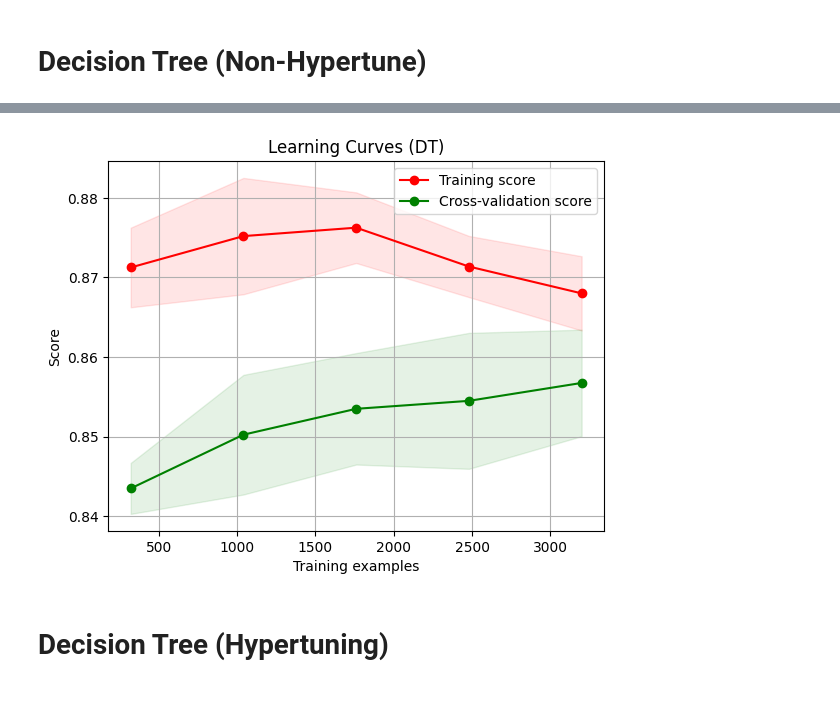
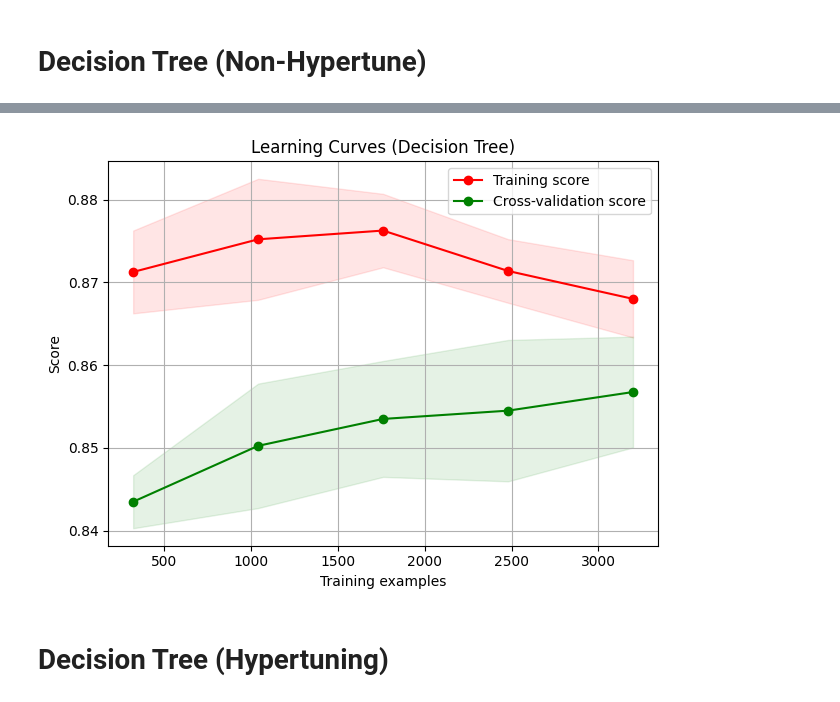
Before and after one commit to github-cweehy/Lung-Cancer-Detection-ML, a Jupyter notebook: DecisionTree.ipynb, the cells around one changed output, grey strips where cells are left out. Saved outputs shown, nothing was run; the diff lists cells and outputs as text; code cells hidden in the pictures.

```diff
--- a/DecisionTree.ipynb
+++ b/DecisionTree.ipynb
@@ -219,38 +233,41 @@ plt.show()
 # %%
 #learning plot curve
 def plot_learning_curve(estimator, title, X, y, ylim=None, cv=None, n_jobs=-1, train_sizes=np.linspace(.1, 1.0, 5)):
-    plt.figure()
+    plt.figure(figsize=(8,6))
     plt.title(title)
     if ylim is not None:
         plt.ylim(*ylim)
     plt.xlabel("Training examples")
     plt.ylabel("Score")
+
     train_sizes, train_scores, test_scores = learning_curve(
-        estimator, X, y, cv=cv, n_jobs=n_jobs, train_sizes=train_sizes, scoring='accuracy')
+        estimator, X, y, cv=cv, n_jobs=n_jobs, train_sizes=train_sizes, scoring='accuracy'
+    )
+
     train_scores_mean = np.mean(train_scores, axis=1)
     train_scores_std = np.std(train_scores, axis=1)
     test_scores_mean = np.mean(test_scores, axis=1)
     test_scores_std = np.std(test_scores, axis=1)
+
     plt.grid()
 
     plt.fill_between(train_sizes, train_scores_mean - train_scores_std,
-                     train_scores_mean + train_scores_std, alpha=0.1,
-                     color="r")
+                     train_scores_mean + train_scores_std, alpha=0.1, color="r")
     plt.fill_between(train_sizes, test_scores_mean - test_scores_std,
                      test_scores_mean + test_scores_std, alpha=0.1, color="g")
-    plt.plot(train_sizes, train_scores_mean, 'o-', color="r",
-             label="Training score")
-    plt.plot(train_sizes, test_scores_mean, 'o-', color="g",
-             label="Cross-validation score")
+
+    plt.plot(train_sizes, train_scores_mean, 'o-', color="r", label="Training score")
+    plt.plot(train_sizes, test_scores_mean, 'o-', color="g", label="Cross-validation score")
 
     plt.legend(loc="best")
-    return plt
-
-# Plot learning curves for DT
-plot_learning_curve(dt_model, "Learning Curves (DT)", X_train, y_train, cv=5, n_jobs=-1)
-plt.show()
+    plt.tight_layout()
+    plt.show()
-# %% [output]
-[figure, removed]
+# %%
+# Plot learning curves for Decision Tree
+plot_learning_curve(dt_model, "Learning Curves (Decision Tree)", X_train, y_train, cv=5, n_jobs=-1)
+plt.show()
+# %% [output]
+[figure, added]
 # %% [markdown]
 # Decision Tree (Hypertuning)
 # %%
```
Also changed, not shown: parts of 8 cells of this notebook, 1 other file.
